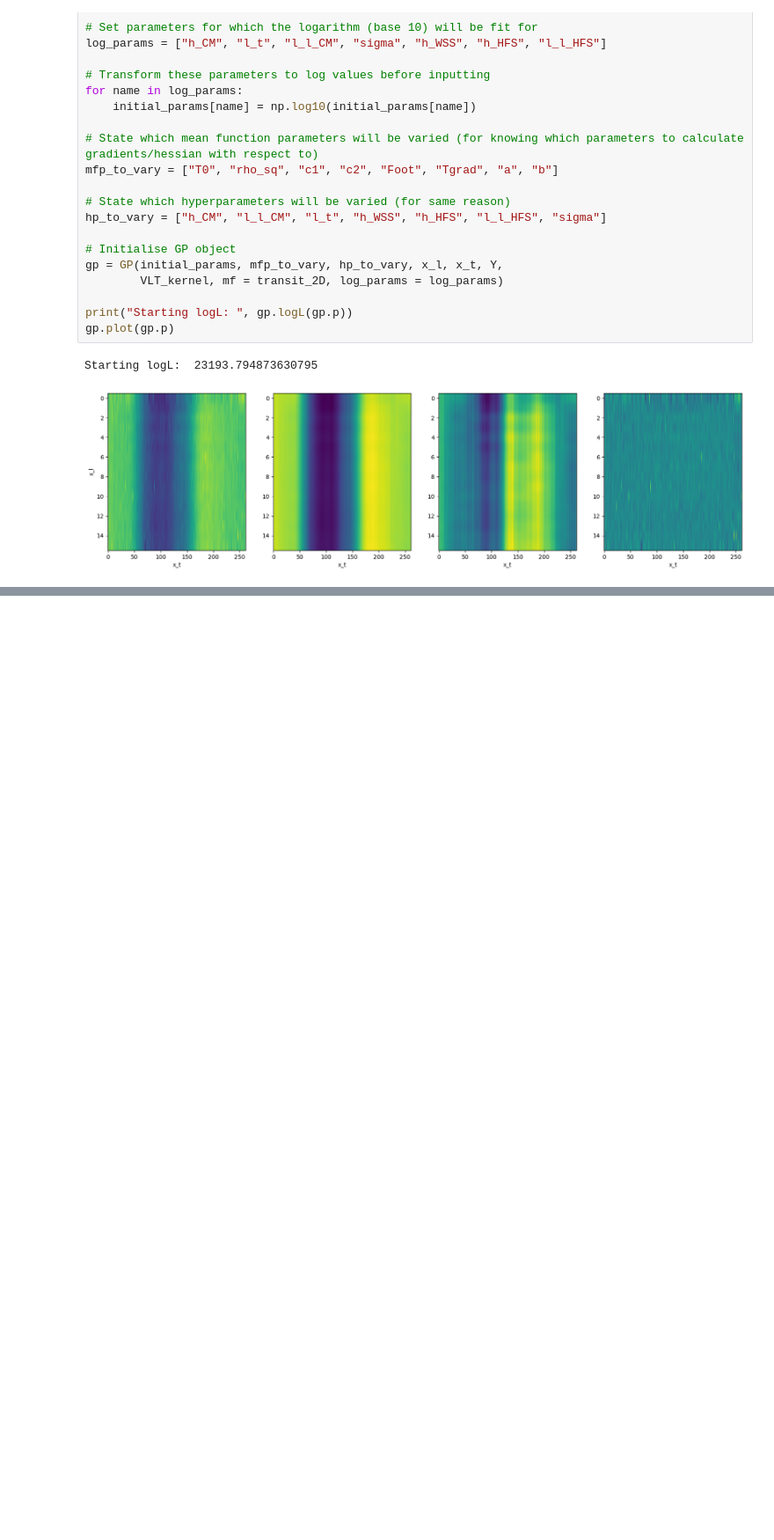
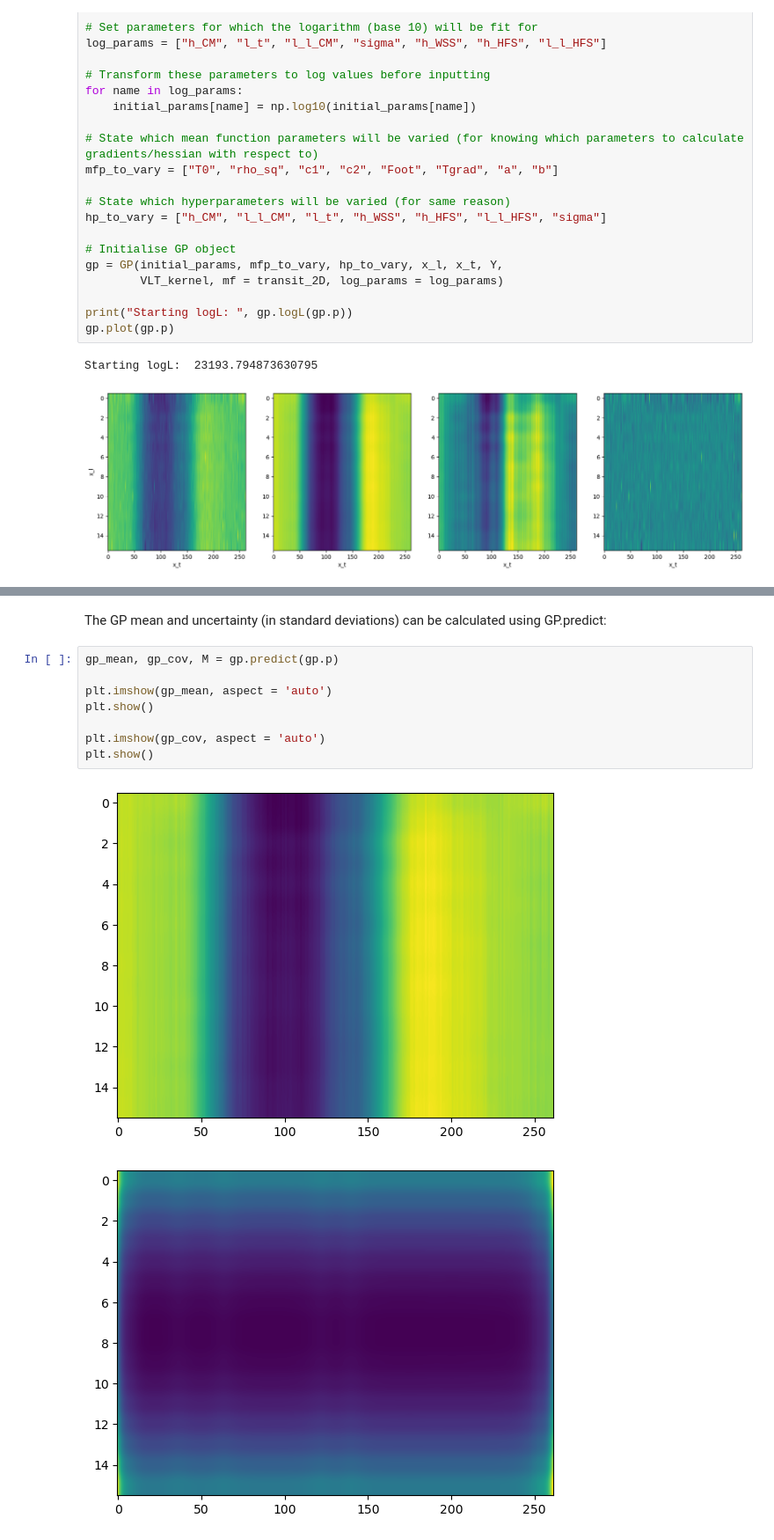
Before and after one commit to markfortune/luas, a Jupyter notebook: luas_tutorial.ipynb, the cells around one changed output, grey strips where cells are left out. Shown at 88% size. Saved outputs shown, nothing was run; the diff lists cells and outputs as text; blank space fills up the shorter version.

```diff
--- a/luas_tutorial.ipynb
+++ b/luas_tutorial.ipynb
@@ -242,0 +283,13 @@ gp.logL_arr(gp.p_arr), gp.grad_logL_arr(gp.p_arr)
+# %% [markdown]
+The GP mean and uncertainty (in standard deviations) can be calculated using GP.predict:
+# %%
+gp_mean, gp_cov, M = gp.predict(gp.p)
+
+plt.imshow(gp_mean, aspect = 'auto')
+plt.show()
+
+plt.imshow(gp_cov, aspect = 'auto')
+plt.show()
+# %% [output]
+[figure, added]
+[figure, added]
```
Also changed, not shown: parts of 10 cells of this notebook, 3 other files.
